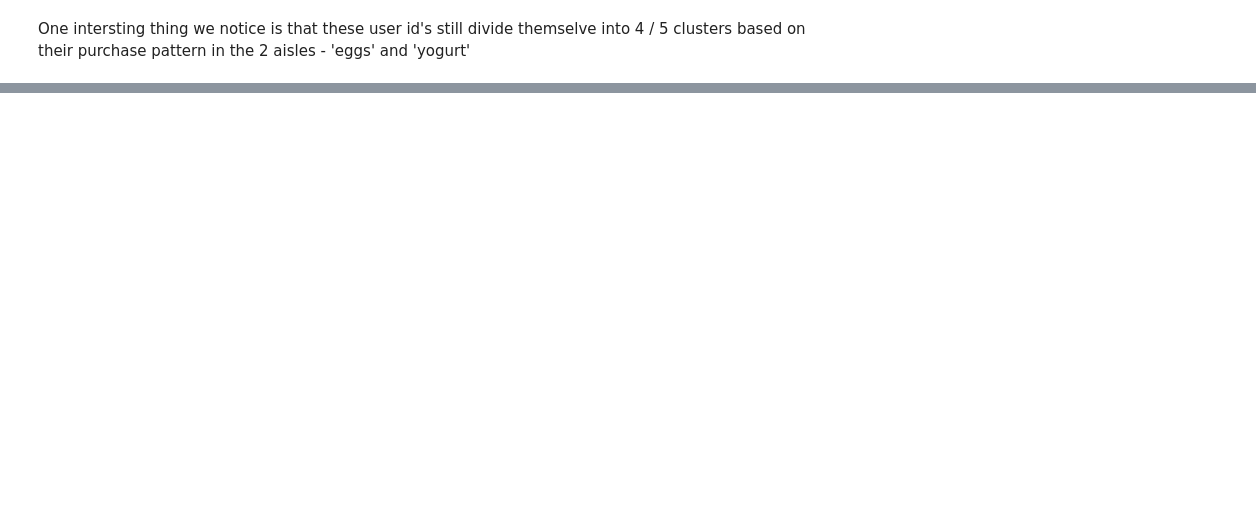
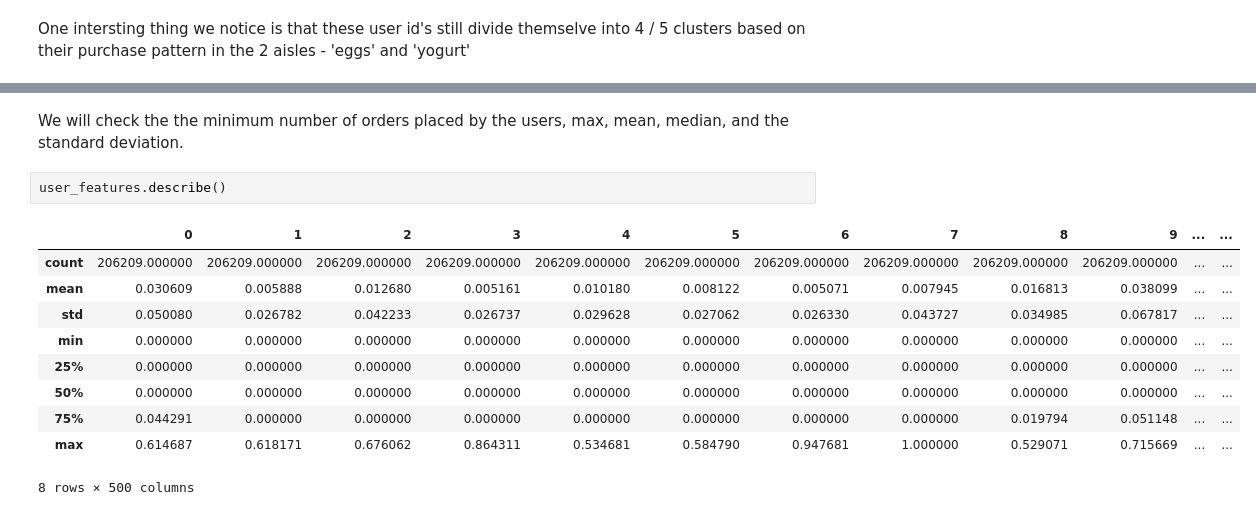
Before and after one commit to yashwanthky/Instacart_Market_Basket_Analysis, a Jupyter notebook: Data_Loading_Exploration.ipynb, the cells around one changed output, grey strips where cells are left out. Drawn from its saved outputs; the diff is of its cells as text; blank space fills up the shorter version.

```diff
--- a/Data_Loading_Exploration.ipynb
+++ b/Data_Loading_Exploration.ipynb
@@ -1169,0 +1330,15 @@ One intersting thing we notice is that these user id's still divide themselve in
+# %% [markdown]
+We will check the the minimum number of orders placed by the users, max, mean, median, and the standard deviation.
+# %%
+user_features.describe()
+# %% [output]
+|  | 0 | 1 | 2 | 3 | 4 | 5 | 6 | 7 | 8 | 9 | ... | ... |
+| count | 206209.000000 | 206209.000000 | 206209.000000 | 206209.000000 | 206209.000000 | 206209.000000 | 206209.000000 | 206209.000000 | 206209.000000 | 206209.000000 | ... | ... |
+| mean | 0.030609 | 0.005888 | 0.012680 | 0.005161 | 0.010180 | 0.008122 | 0.005071 | 0.007945 | 0.016813 | 0.038099 | ... | ... |
+| std | 0.050080 | 0.026782 | 0.042233 | 0.026737 | 0.029628 | 0.027062 | 0.026330 | 0.043727 | 0.034985 | 0.067817 | ... | ... |
+| min | 0.000000 | 0.000000 | 0.000000 | 0.000000 | 0.000000 | 0.000000 | 0.000000 | 0.000000 | 0.000000 | 0.000000 | ... | ... |
+| 25% | 0.000000 | 0.000000 | 0.000000 | 0.000000 | 0.000000 | 0.000000 | 0.000000 | 0.000000 | 0.000000 | 0.000000 | ... | ... |
+| 50% | 0.000000 | 0.000000 | 0.000000 | 0.000000 | 0.000000 | 0.000000 | 0.000000 | 0.000000 | 0.000000 | 0.000000 | ... | ... |
+| 75% | 0.044291 | 0.000000 | 0.000000 | 0.000000 | 0.000000 | 0.000000 | 0.000000 | 0.000000 | 0.019794 | 0.051148 | ... | ... |
+| max | 0.614687 | 0.618171 | 0.676062 | 0.864311 | 0.534681 | 0.584790 | 0.947681 | 1.000000 | 0.529071 | 0.715669 | ... | ... |
+8 rows × 500 columns
```
Also changed, not shown: parts of 66 cells of this notebook, 2 other files.
